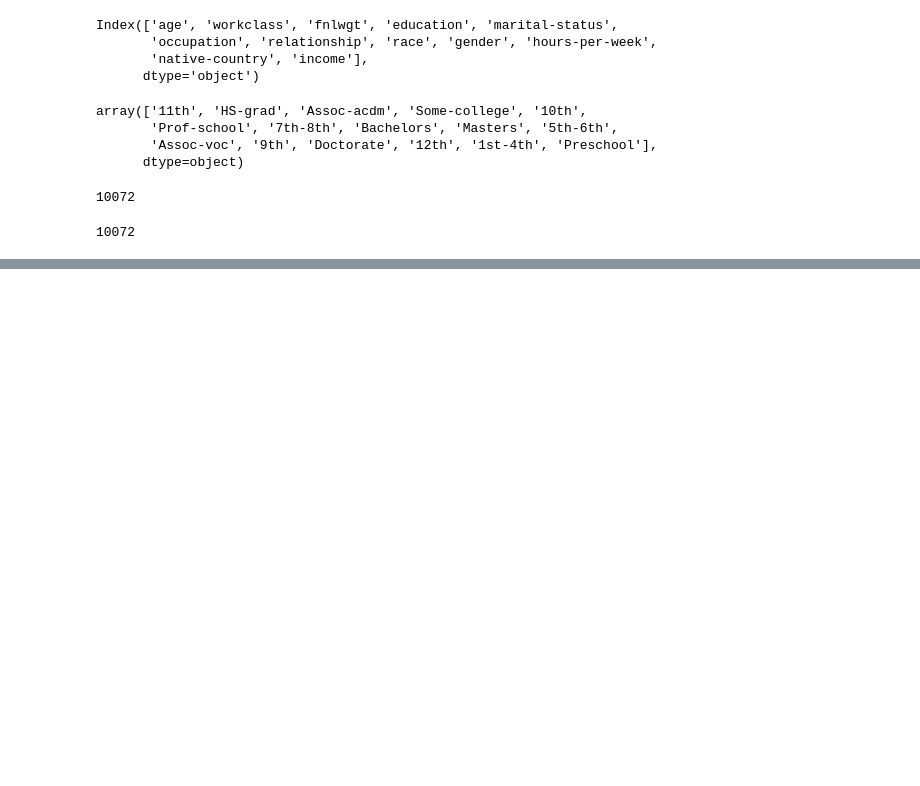
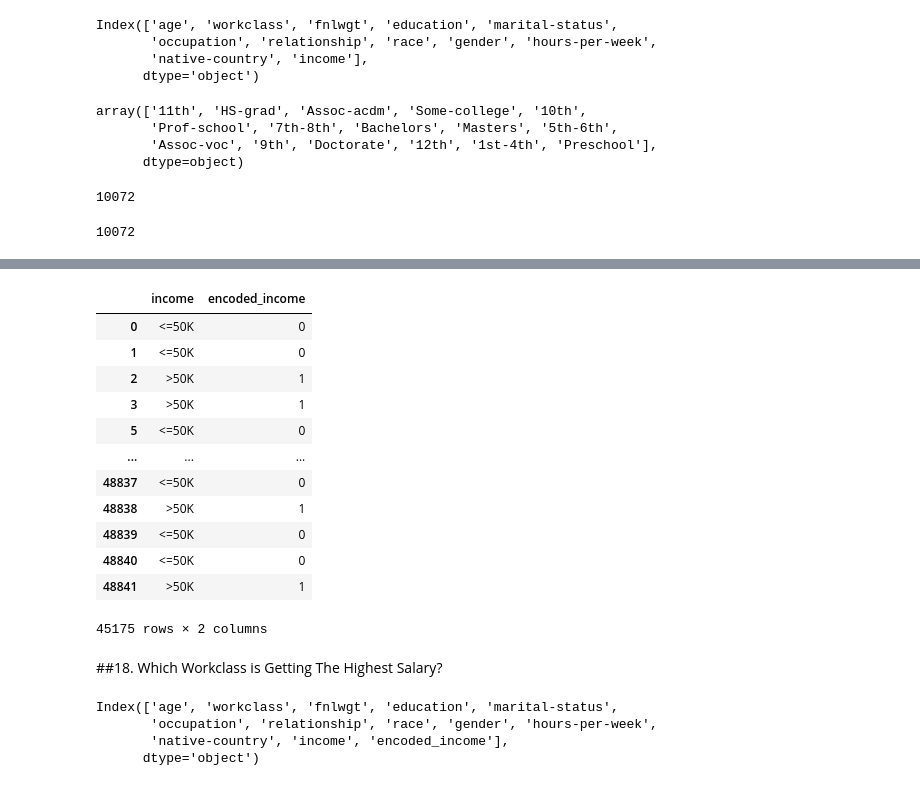
Before and after one commit to RafaGo89/Pandas_Activities, a Jupyter notebook: Casos de uso/Adult_income.ipynb, the cells around one changed output, grey strips where cells are left out. Saved outputs shown, nothing was run; the diff lists cells and outputs as text; code cells hidden in the pictures; blank space fills up the shorter version.

```diff
--- a/Casos de uso/Adult_income.ipynb
+++ b/Casos de uso/Adult_income.ipynb
@@ -400,0 +430,2 @@ len(data[filter1 | filter2])
+# %%
+data['encoded_income'] = data['income'].replace(to_replace = ['<=50K', '>50K'], value = [0, 1])
@@ -400,0 +442,25 @@ len(data[filter1 | filter2])
+# %%
+data[['income', 'encoded_income']]
+# %% [output]
+|  | income | encoded_income |
+| 0 | <=50K | 0 |
+| 1 | <=50K | 0 |
+| 2 | >50K | 1 |
+| 3 | >50K | 1 |
+| 5 | <=50K | 0 |
+| ... | ... | ... |
+| 48837 | <=50K | 0 |
+| 48838 | >50K | 1 |
+| 48839 | <=50K | 0 |
+| 48840 | <=50K | 0 |
+| 48841 | >50K | 1 |
+45175 rows × 2 columns
+# %% [markdown]
+##18. Which Workclass is Getting The Highest Salary?
+# %%
+data.columns
+# %% [output]
+Index(['age', 'workclass', 'fnlwgt', 'education', 'marital-status',
+       'occupation', 'relationship', 'race', 'gender', 'hours-per-week',
+       'native-country', 'income', 'encoded_income'],
+      dtype='object')
```
Also changed, not shown: parts of 18 cells of this notebook.
